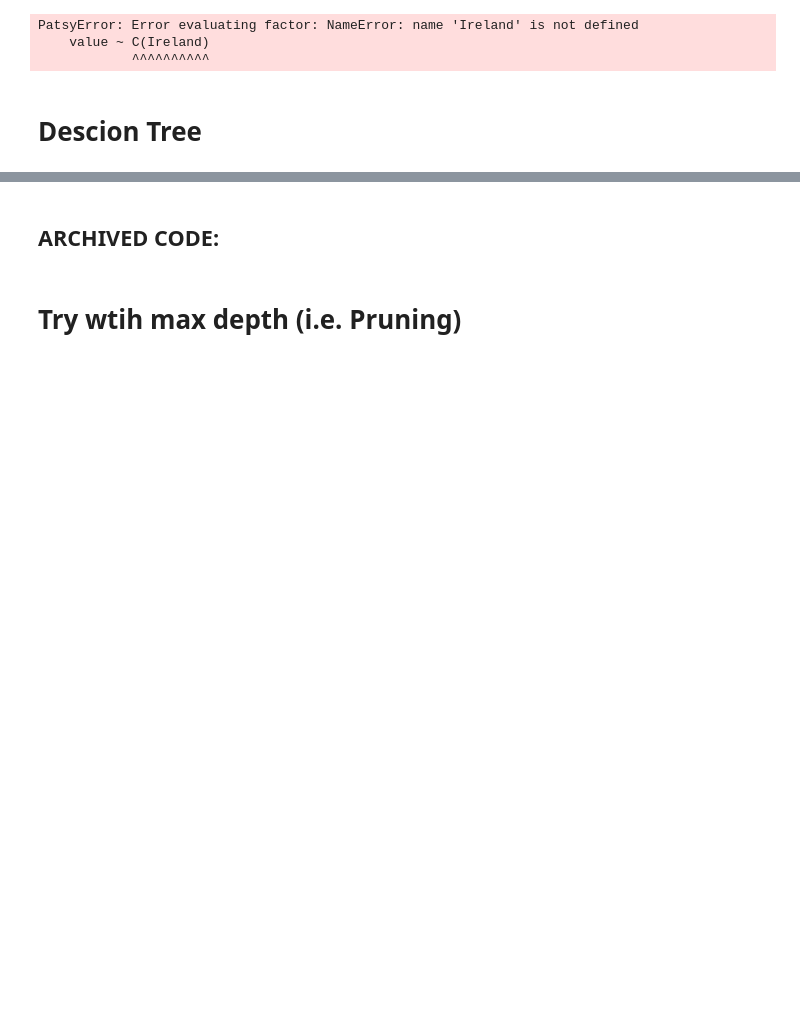
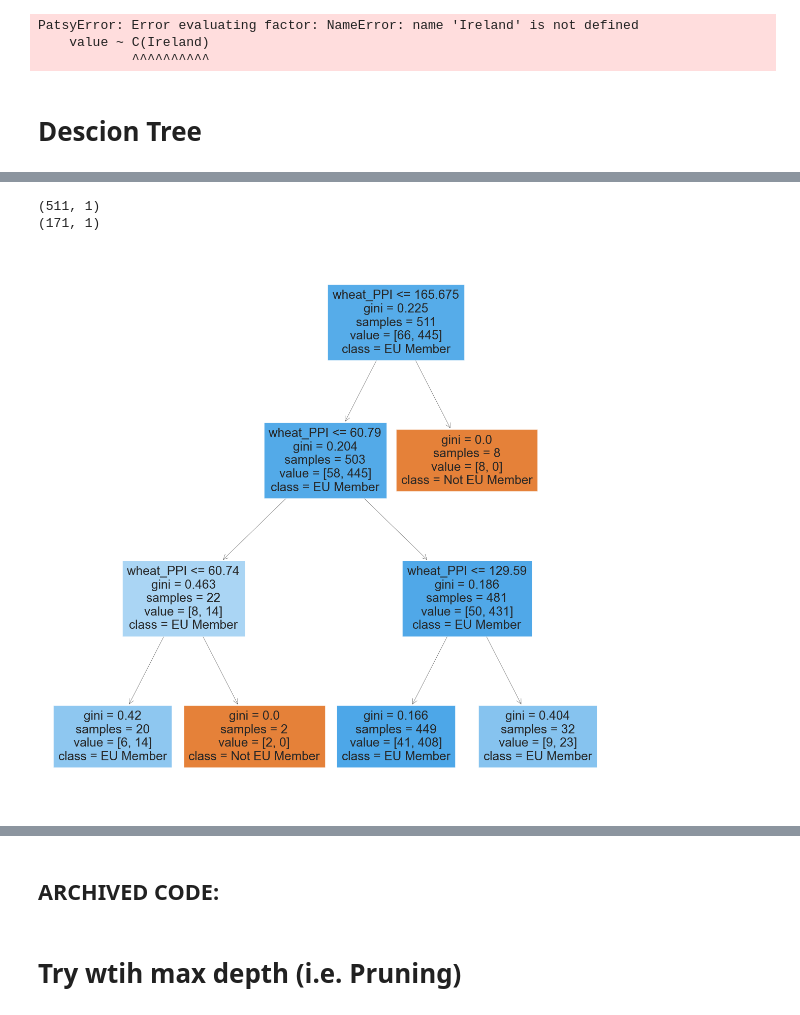
Before and after one commit to sba22218/MSc_GitHub_CA2, a Jupyter notebook: MM_Data_Explore_and_viz_postprocessed-Copy1.ipynb, the cells around one changed output, grey strips where cells are left out. Drawn from its saved outputs; the diff is of its cells as text; code cells hidden in the pictures; blank space fills up the shorter version.

```diff
--- a/MM_Data_Explore_and_viz_postprocessed-Copy1.ipynb
+++ b/MM_Data_Explore_and_viz_postprocessed-Copy1.ipynb
@@ -1351,0 +1412,4 @@ print(result)
+# %%
+# set x
+X = df_all_gdp_ppi_final.drop(columns = ['LOCATION', 'Area', 'GDP', 'TIME', 'YEAR', 'YEAR_INT', 'eu_member'])
+print(X)
@@ -1351,0 +1431,4 @@ print(result)
+# %%
+# set y
+y = df_all_gdp_ppi_final['eu_member']
+print(y)
@@ -1351,0 +1448,14 @@ print(result)
+# %%
+# split into train and test sets
+x_train,x_test,y_train,y_test = train_test_split(X,y,stratify=y)
+print(x_train.shape)
+print(x_test.shape)
+
+# https://github.com/davidsbatista/text-classification/issues/1
+
+# x_train, x_test, y_train, y_test = train_test_split(X,y,test_size=0.33, random_state=42)
+# print(x_train.shape)
+# print(x_test.shape)
+# %% [output]
+(511, 1)
+(171, 1)
@@ -1351,0 +1472,17 @@ print(result)
+# %%
+#  First we will fit a normal decision tree without any fine tuning and check the results
+## Then I reran this with a max_depth = 3
+
+clf = tree.DecisionTreeClassifier(random_state=0, max_depth=3)
+clf.fit(x_train,y_train)
+y_train_pred = clf.predict(x_train)
+y_test_pred = clf.predict(x_test)
+# %%
+# Plot tree
+plt.figure(figsize=(20,20))
+features = X.columns
+classes = ['Not EU Member','EU Member']
+tree.plot_tree(clf,feature_names=features,class_names=classes,filled=True)
+plt.show()
+# %% [output]
+[figure, added]
```
Also changed, not shown: parts of 65 cells of this notebook, 4 other files.
